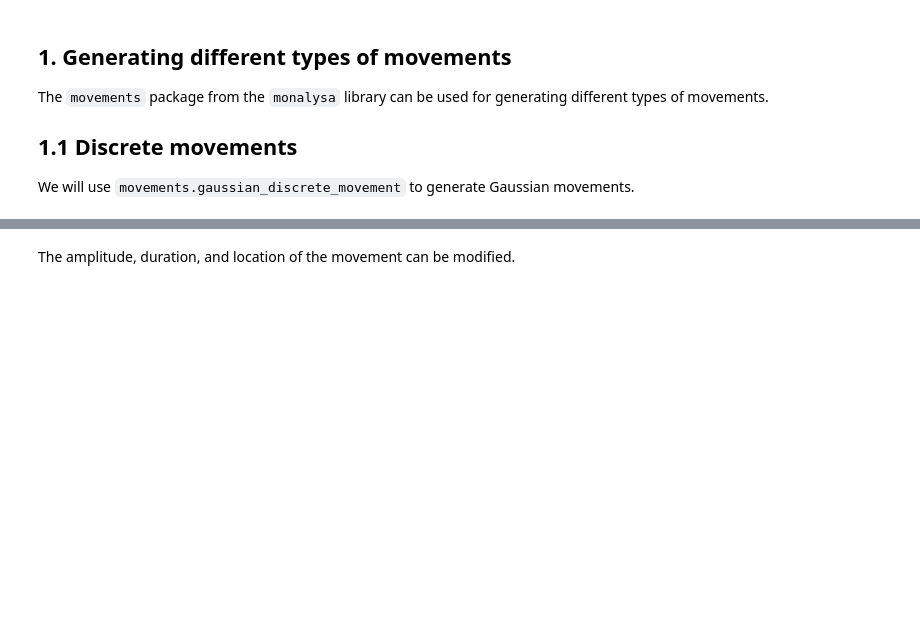
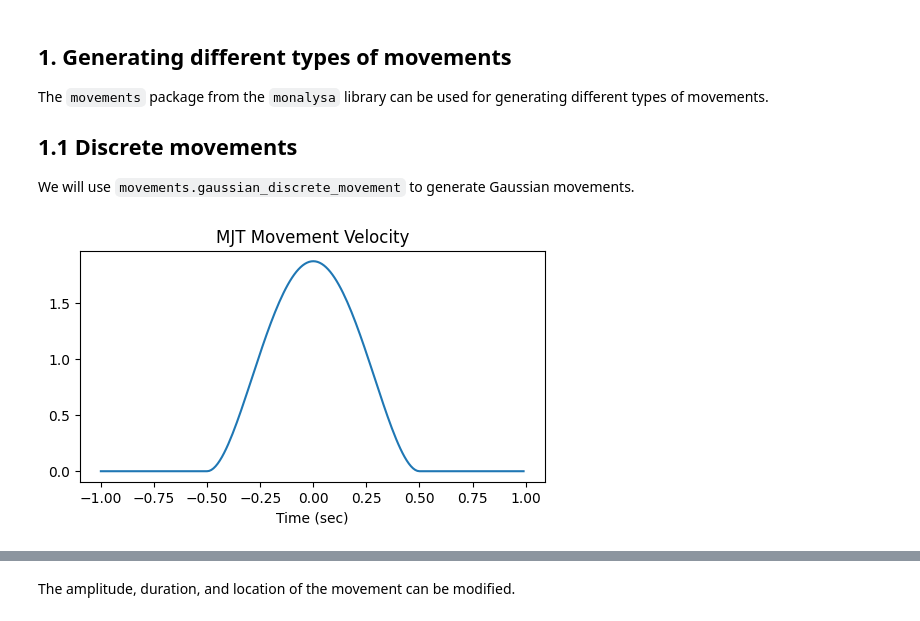
Before and after one commit to siva82kb/monalysa, a Jupyter notebook: docs/source/notebooks/movements.ipynb, the cells around one changed output, grey strips where cells are left out. Cells and saved outputs as stored; diff of their text form; code cells hidden in the pictures; blank space fills up the shorter version.

```diff
--- a/docs/source/notebooks/movements.ipynb
+++ b/docs/source/notebooks/movements.ipynb
@@ -25,6 +25,19 @@ The `movements` package from the ``monalysa`` library can be used for generating
 
 ## 1.1 Discrete movements
 We will use ``movements.gaussian_discrete_movement`` to generate Gaussian movements.
+# %%
+import numpy as np
+from monalysa import movements
+t = np.arange(-1, 1, 0.01)
+move = movements.mjt_discrete_movement(time=t)
+# Plot the generated Gaussian movement.
+fig = plt.figure(figsize=(6, 3))
+plt.plot(t, move)
+plt.title("MJT Movement Velocity");
+plt.xlabel("Time (sec)")
+fig.savefig("mjt_movement.svg", format="svg")
+# %% [output]
+[figure, added]
 # %%
 t = np.arange(-1, 1, 0.01)
 move = movements.gaussian_discrete_movement(time=t)
```
Also changed, not shown: parts of 2 cells of this notebook, 12 other files.
